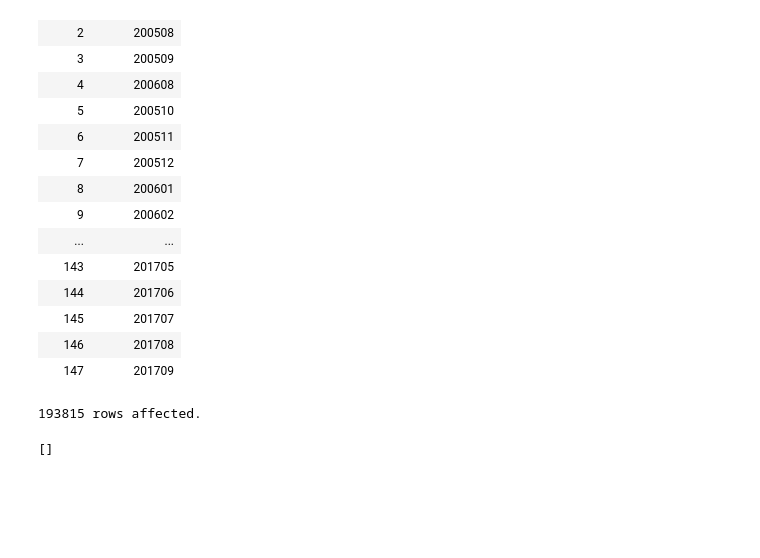
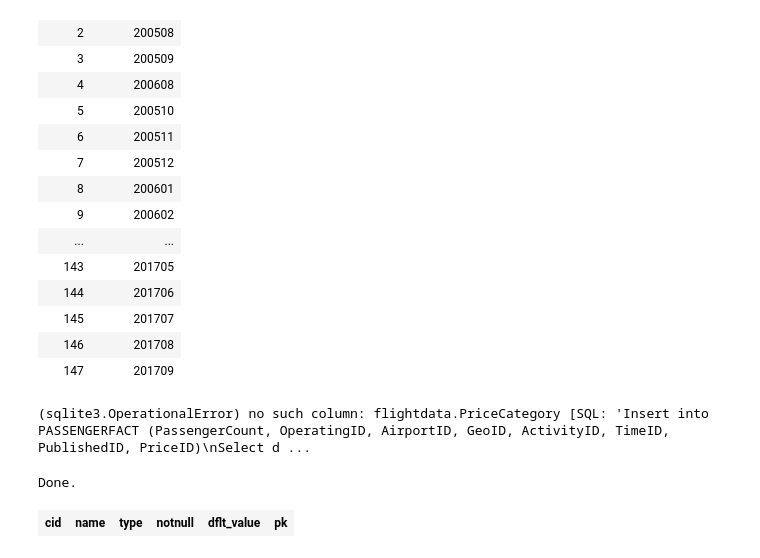
Before and after one commit to fairfield-university-is510-fall2017/final-project-sky-team, a Jupyter notebook: DML.ipynb, the cells around one changed output. Saved outputs shown, nothing was run; the diff lists cells and outputs as text; code cells hidden in the pictures; blank space fills up the shorter version.

Commit message:
added PriceID to both DDL and DML

```diff
--- a/DML.ipynb
+++ b/DML.ipynb
@@ -221,14 +220,20 @@ Done.
 | 147 | 201709 |
 # %%
 %%sql
-Insert into PASSENGERFACT (PassengerCount, OperatingID, AirportID, GeoID, ActivityID, TimeID, PublishedID)
-Select distinct PassengerCount, OPERATINGAIRDIMENSION.OperatingID, AIRPORTDIMENSION.AirportID, GEOGRAPHICDIMENSION.GeoID, ACTIVITYDIMENSION.ActivityID, TIMEDIMENSION.TimeID, PUBLISHEDAIRDIMENSION.PublishedID
+Insert into PASSENGERFACT (PassengerCount, OperatingID, AirportID, GeoID, ActivityID, TimeID, PublishedID, PriceID)
+Select distinct PassengerCount, OPERATINGAIRDIMENSION.OperatingID, AIRPORTDIMENSION.AirportID, GEOGRAPHICDIMENSION.GeoID, ACTIVITYDIMENSION.ActivityID, TIMEDIMENSION.TimeID, PUBLISHEDAIRDIMENSION.PublishedID, PRICEDIMENSION.PriceID
 from  OPERATINGAIRDIMENSION JOIN flightdata ON (OPERATINGAIRDIMENSION.OperatingAirlineIdentifier=flightdata.OperatingAirline)
             JOIN  AIRPORTDIMENSION ON (flightdata.Terminal=AIRPORTDIMENSION.Terminal)
             JOIN GEOGRAPHICDIMENSION ON (flightdata.GEOSummary=GEOGRAPHICDIMENSION.GeoSummary)
             JOIN ACTIVITYDIMENSION ON (flightdata.ActivityTypeCode=ACTIVITYDIMENSION.ActivityType)
             JOIN TIMEDIMENSION ON (flightdata.ActivityPeriod=TIMEDIMENSION.ActivityPeriod)
-            JOIN PUBLISHEDAIRDIMENSION ON (PUBLISHEDAIRDIMENSION.PublishedAirline = flightdata.PublishedAirline);
+            JOIN PUBLISHEDAIRDIMENSION ON (PUBLISHEDAIRDIMENSION.PublishedAirline = flightdata.PublishedAirline)
+            JOIN PRICEDIMENSION ON (PRICEDIMENSION.PriceCategory = flightdata.PriceCategory);
 # %% [output]
-193815 rows affected.
+(sqlite3.OperationalError) no such column: flightdata.PriceCategory [SQL: 'Insert into PASSENGERFACT (PassengerCount, OperatingID, AirportID, GeoID, ActivityID, TimeID, PublishedID, PriceID)\nSelect d ...
-[]
+# %%
+%%sql
+pragma table_info('flighdata');
+# %% [output]
+Done.
+| cid | name | type | notnull | dflt_value | pk |
```
Also changed, not shown: parts of 1 cell of this notebook, 2 other files.
